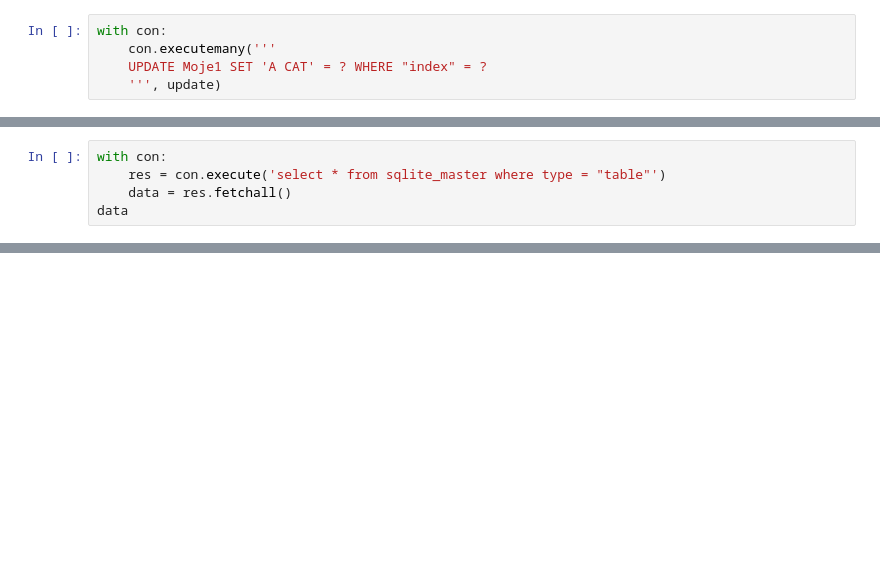
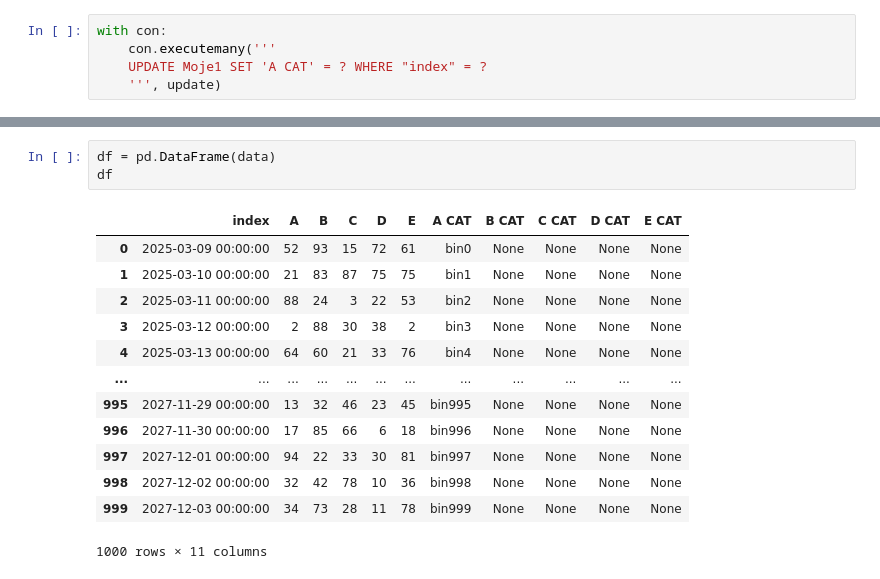
Before and after one commit to funkacer/Python_2024, a Jupyter notebook: sqlite3/sqlite3_pyth3.ipynb, the cells around one changed output, grey strips where cells are left out. Drawn from its saved outputs; the diff is of its cells as text; blank space fills up the shorter version.

Commit message:
sqlite3 pyth3 new

```diff
--- a/sqlite3/sqlite3_pyth3.ipynb
+++ b/sqlite3/sqlite3_pyth3.ipynb
@@ -364,5 +401,0 @@ data[:10]
-# %%
-with con:
-    res = con.execute('select * from sqlite_master where type = "table"')
-    data = res.fetchall()
-data
@@ -374,0 +443,17 @@ data
+# %%
+df = pd.DataFrame(data)
+df
+# %% [output]
+|  | index | A | B | C | D | E | A CAT | B CAT | C CAT | D CAT | E CAT |
+| 0 | 2025-03-09 00:00:00 | 52 | 93 | 15 | 72 | 61 | bin0 | None | None | None | None |
+| 1 | 2025-03-10 00:00:00 | 21 | 83 | 87 | 75 | 75 | bin1 | None | None | None | None |
+| 2 | 2025-03-11 00:00:00 | 88 | 24 | 3 | 22 | 53 | bin2 | None | None | None | None |
+| 3 | 2025-03-12 00:00:00 | 2 | 88 | 30 | 38 | 2 | bin3 | None | None | None | None |
+| 4 | 2025-03-13 00:00:00 | 64 | 60 | 21 | 33 | 76 | bin4 | None | None | None | None |
+| ... | ... | ... | ... | ... | ... | ... | ... | ... | ... | ... | ... |
+| 995 | 2027-11-29 00:00:00 | 13 | 32 | 46 | 23 | 45 | bin995 | None | None | None | None |
+| 996 | 2027-11-30 00:00:00 | 17 | 85 | 66 | 6 | 18 | bin996 | None | None | None | None |
+| 997 | 2027-12-01 00:00:00 | 94 | 22 | 33 | 30 | 81 | bin997 | None | None | None | None |
+| 998 | 2027-12-02 00:00:00 | 32 | 42 | 78 | 10 | 36 | bin998 | None | None | None | None |
+| 999 | 2027-12-03 00:00:00 | 34 | 73 | 28 | 11 | 78 | bin999 | None | None | None | None |
+1000 rows × 11 columns
```
Also changed, not shown: parts of 19 cells of this notebook, 1 other file.
